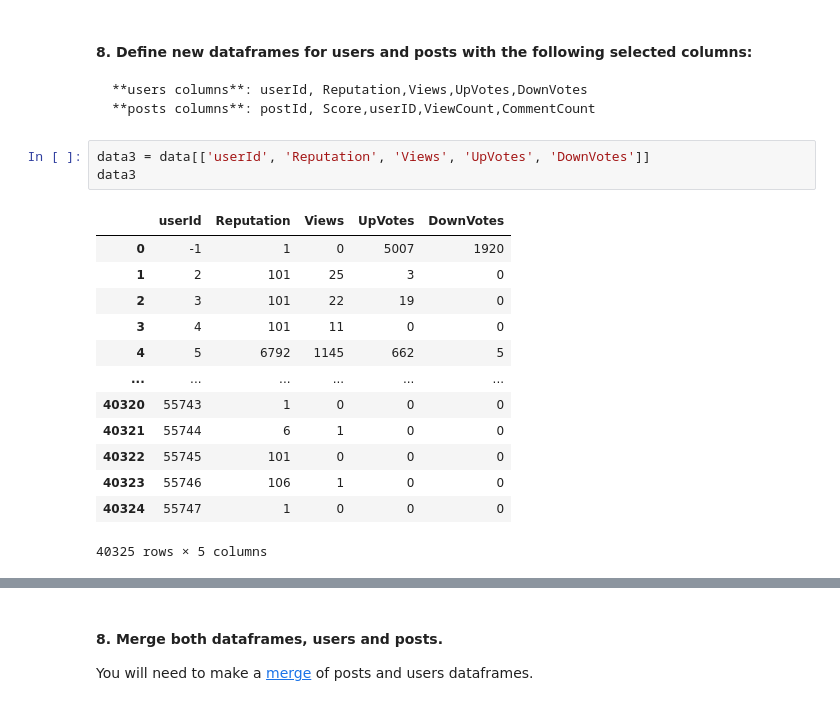
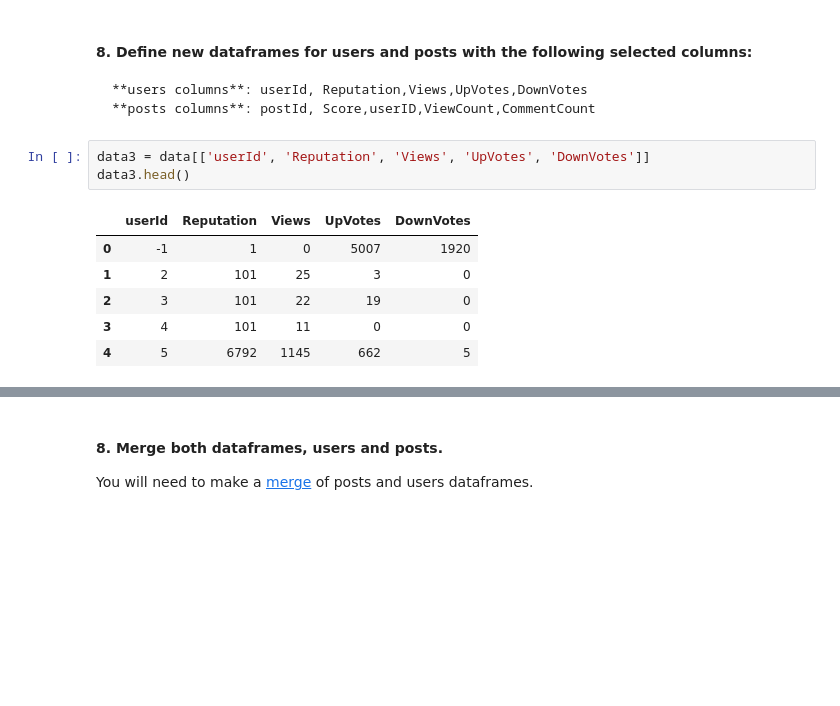
Before and after one commit to ta-data-mexpt/lab-data-cleaning, a Jupyter notebook: your-code/main.ipynb, the cells around one changed output, grey strips where cells are left out. Cells and saved outputs as stored; diff of their text form; blank space fills up the shorter version.

```diff
--- a/your-code/main.ipynb
+++ b/your-code/main.ipynb
@@ -96,20 +77,13 @@ data2.head()
     **posts columns**: postId, Score,userID,ViewCount,CommentCount
 # %%
 data3 = data[['userId', 'Reputation', 'Views', 'UpVotes', 'DownVotes']]
-data3
+data3.head()
 # %% [output]
 |  | userId | Reputation | Views | UpVotes | DownVotes |
 | 0 | -1 | 1 | 0 | 5007 | 1920 |
 | 1 | 2 | 101 | 25 | 3 | 0 |
 | 2 | 3 | 101 | 22 | 19 | 0 |
 | 3 | 4 | 101 | 11 | 0 | 0 |
 | 4 | 5 | 6792 | 1145 | 662 | 5 |
-| ... | ... | ... | ... | ... | ... |
-| 40320 | 55743 | 1 | 0 | 0 | 0 |
-| 40321 | 55744 | 6 | 1 | 0 | 0 |
-| 40322 | 55745 | 101 | 0 | 0 | 0 |
-| 40323 | 55746 | 106 | 1 | 0 | 0 |
-| 40324 | 55747 | 1 | 0 | 0 | 0 |
-40325 rows × 5 columns
 # %%
 data4 = data2[['postId', 'Score', 'userId', 'ViewCount','CommentCount']]
```
Also changed, not shown: parts of 5 cells of this notebook.
